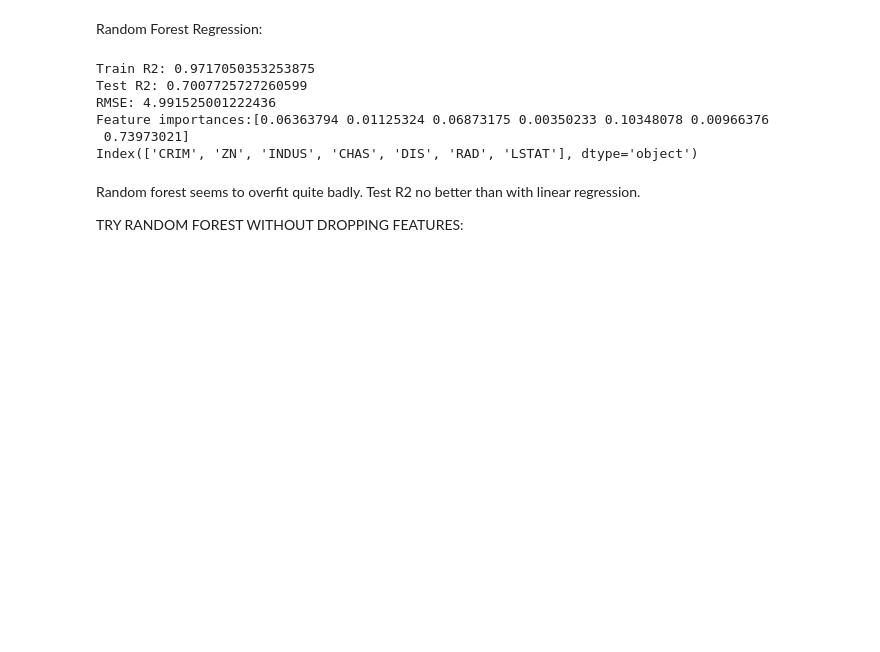
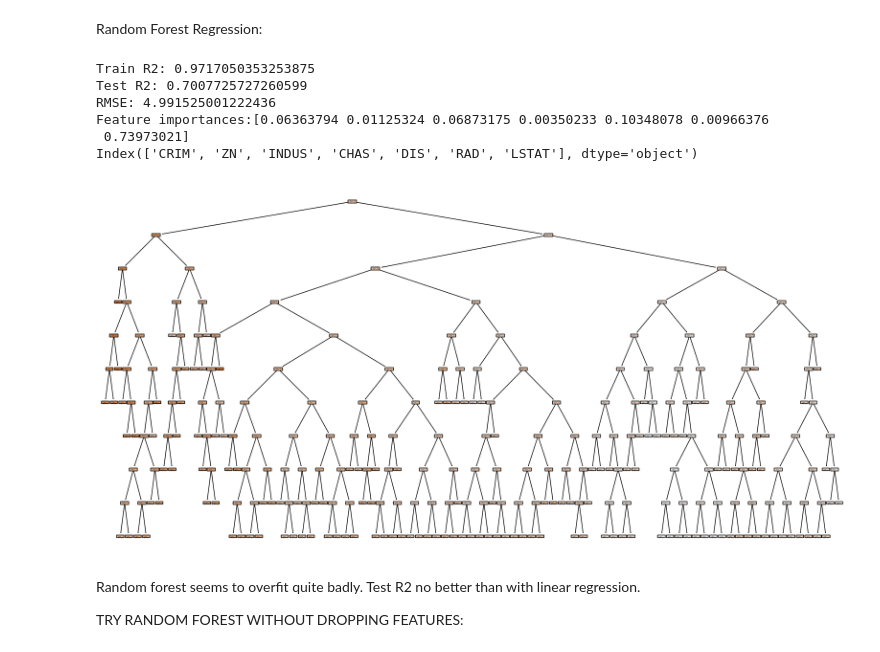
Before and after one commit to ConorLane1995/Personal_projects, a Jupyter notebook: Housing and Econometrics/Boston_houseprice_predictive_models.ipynb, the cells around one changed output. Saved outputs shown, nothing was run; the diff lists cells and outputs as text; code cells hidden in the pictures; blank space fills up the shorter version.

Commit message:
add decision tree visualization

```diff
--- a/Housing and Econometrics/Boston_houseprice_predictive_models.ipynb
+++ b/Housing and Econometrics/Boston_houseprice_predictive_models.ipynb
@@ -364,6 +365,16 @@ RMSE: 4.991525001222436
 Feature importances:[0.06363794 0.01125324 0.06873175 0.00350233 0.10348078 0.00966376
  0.73973021]
 Index(['CRIM', 'ZN', 'INDUS', 'CHAS', 'DIS', 'RAD', 'LSTAT'], dtype='object')
+# %%
+# Extract the first tree in the random forest
+tree_to_visualize = RandomForest_reg.estimators_[0]
+
+# Plot the tree
+plt.figure(figsize=(20, 10))  # Adjust size for readability
+plot_tree(tree_to_visualize, filled=True, feature_names=df_cleaned.columns, rounded=True)
+plt.show()
+# %% [output]
+[figure, added]
 # %% [markdown]
 Random forest seems to overfit quite badly.  Test R2 no better than with linear regression.
 
```
Also changed, not shown: parts of 1 cell of this notebook, 2 other files.
